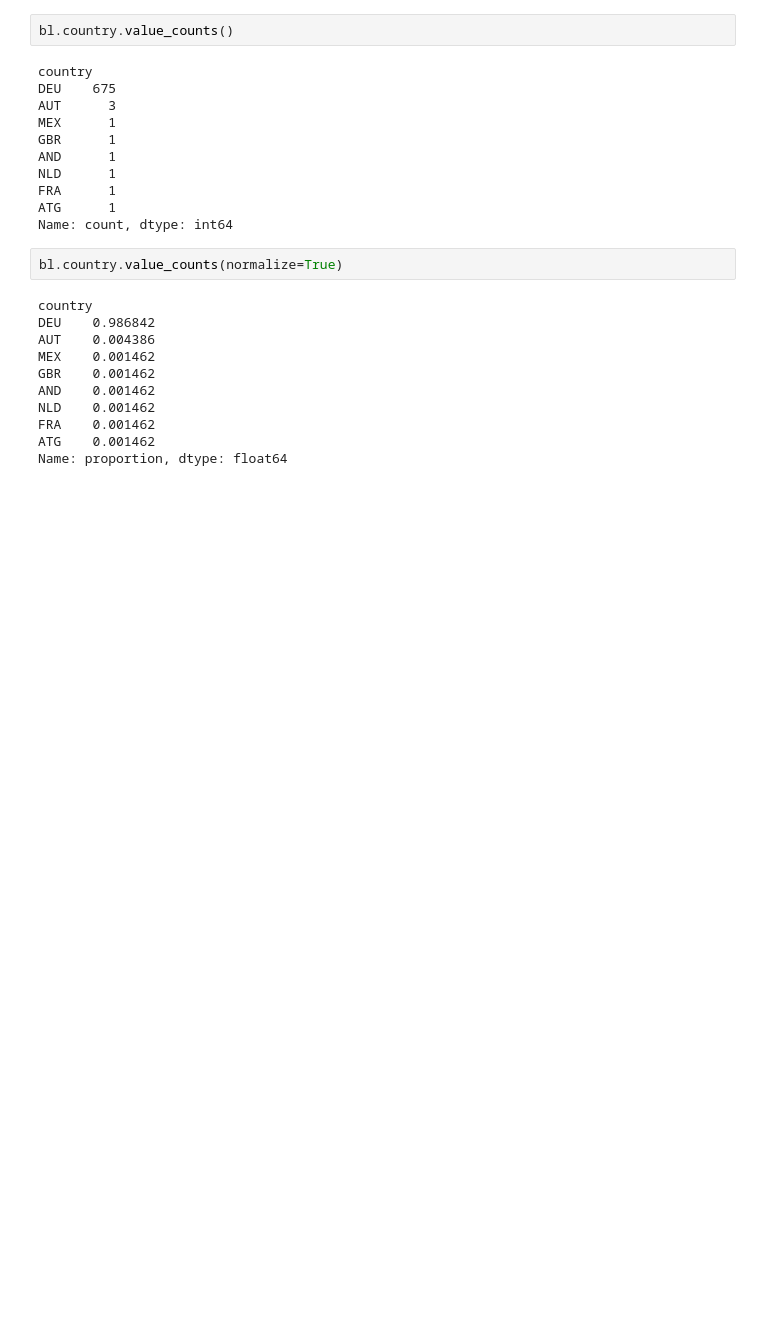
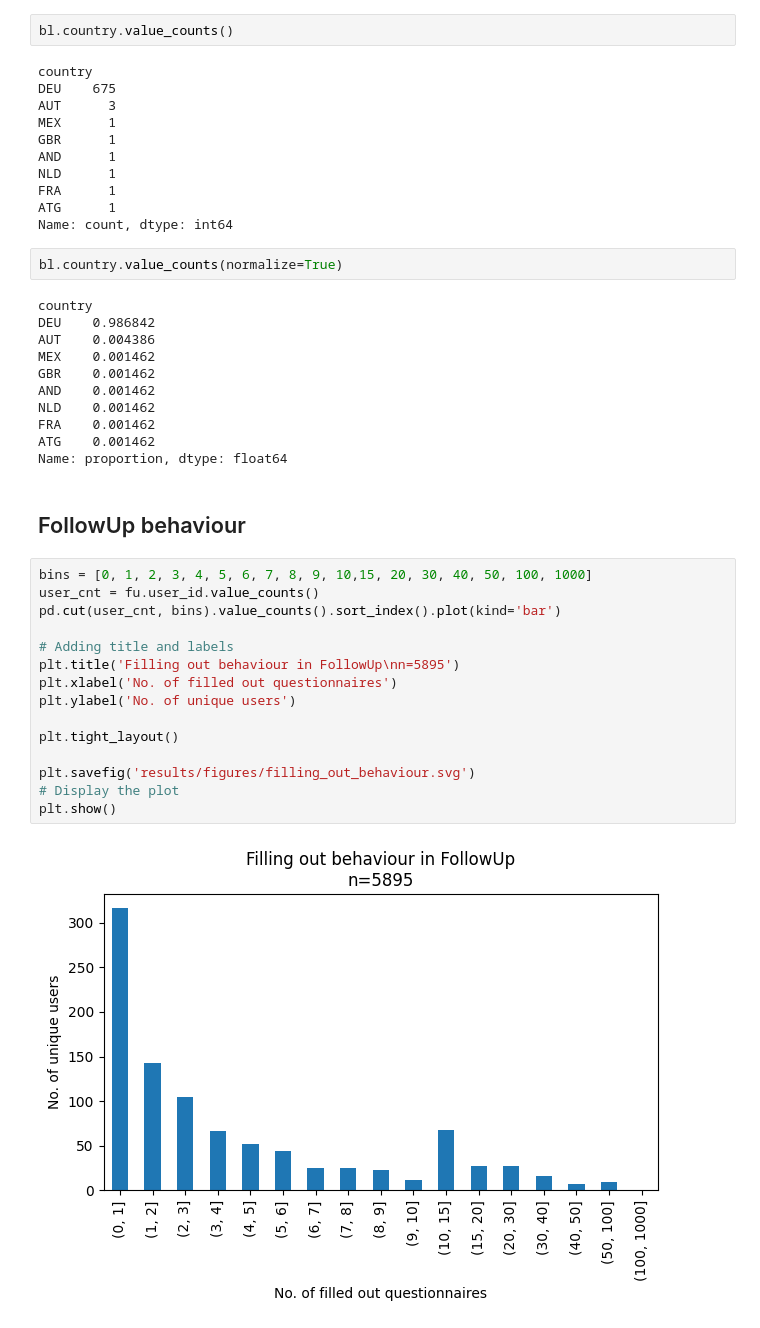
Before and after one commit to joa24jm/CH-Heart, a Jupyter notebook: src/d01_analyse/demographics.ipynb, the cells around one changed output. Drawn from its saved outputs; the diff is of its cells as text; blank space fills up the shorter version.

Commit message:
Add figs about filling out behaviour and n users joining over time

```diff
--- a/src/d01_analyse/demographics.ipynb
+++ b/src/d01_analyse/demographics.ipynb
@@ -81,3 +82,22 @@ NLD    0.001462
 FRA    0.001462
 ATG    0.001462
 Name: proportion, dtype: float64
+# %% [markdown]
+## FollowUp behaviour
+# %%
+bins = [0, 1, 2, 3, 4, 5, 6, 7, 8, 9, 10,15, 20, 30, 40, 50, 100, 1000]
+user_cnt = fu.user_id.value_counts()
+pd.cut(user_cnt, bins).value_counts().sort_index().plot(kind='bar')
+
+# Adding title and labels
+plt.title('Filling out behaviour in FollowUp\nn=5895')
+plt.xlabel('No. of filled out questionnaires')
+plt.ylabel('No. of unique users')
+
+plt.tight_layout()
+
+plt.savefig('results/figures/filling_out_behaviour.svg')
+# Display the plot
+plt.show()
+# %% [output]
+[figure, added]
```
Also changed, not shown: parts of 5 cells of this notebook, 2 other files.
